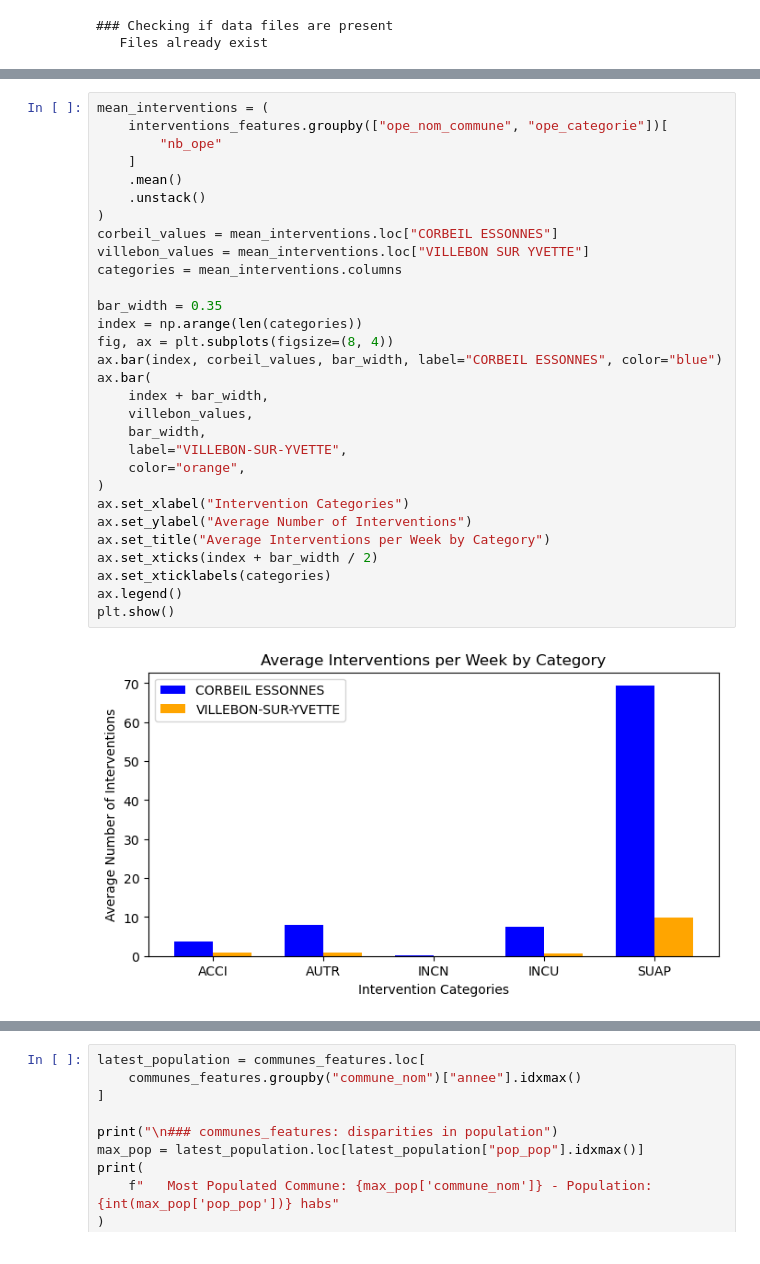
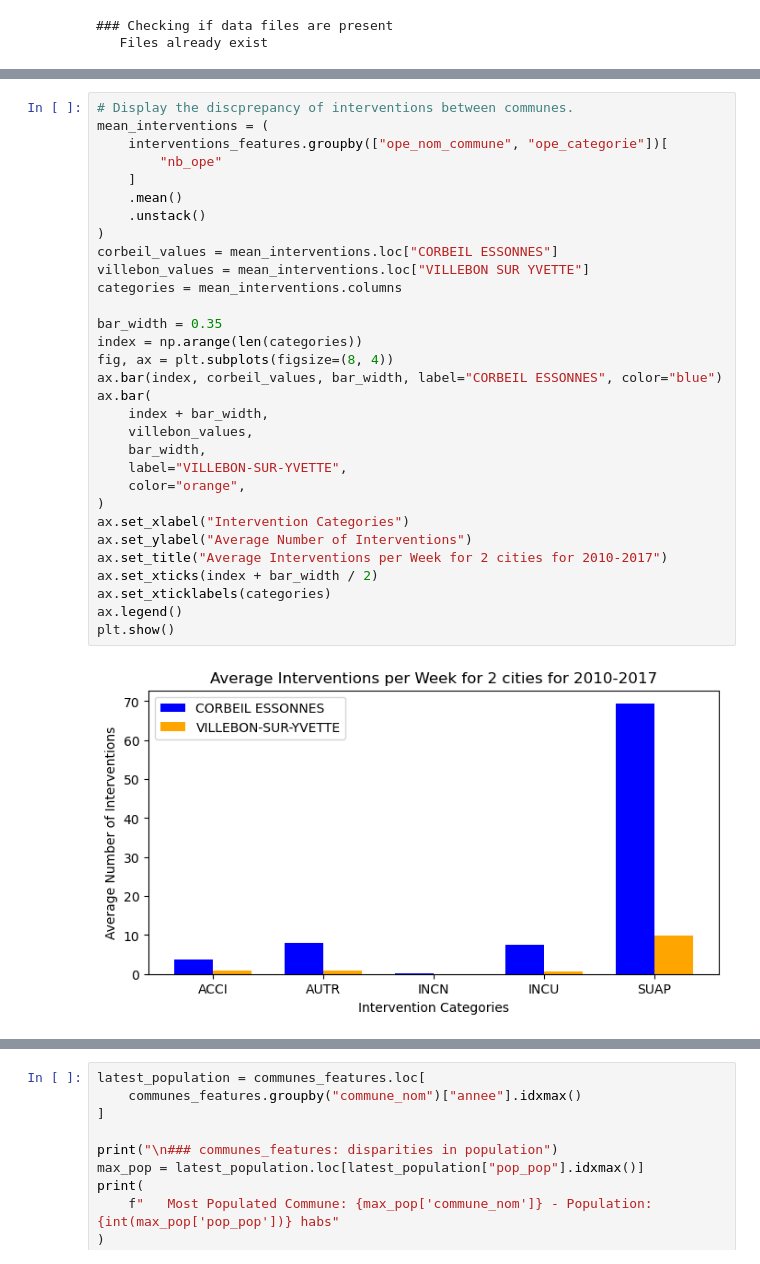
Before and after one commit to XwaeK/DataCamp2024_group_project, a Jupyter notebook: sdis91_estimation_starting_kit.ipynb, the cells around one changed output, grey strips where cells are left out. Drawn from its saved outputs; the diff is of its cells as text.

```diff
--- a/sdis91_estimation_starting_kit.ipynb
+++ b/sdis91_estimation_starting_kit.ipynb
@@ -257,33 +228,34 @@ None
 # %%
+# Display the discprepancy of interventions between communes.
 mean_interventions = (
     interventions_features.groupby(["ope_nom_commune", "ope_categorie"])[
         "nb_ope"
     ]
     .mean()
     .unstack()
 )
 corbeil_values = mean_interventions.loc["CORBEIL ESSONNES"]
 villebon_values = mean_interventions.loc["VILLEBON SUR YVETTE"]
 categories = mean_interventions.columns
 
 bar_width = 0.35
 index = np.arange(len(categories))
 fig, ax = plt.subplots(figsize=(8, 4))
 ax.bar(index, corbeil_values, bar_width, label="CORBEIL ESSONNES", color="blue")
 ax.bar(
     index + bar_width,
     villebon_values,
     bar_width,
     label="VILLEBON-SUR-YVETTE",
     color="orange",
 )
 ax.set_xlabel("Intervention Categories")
 ax.set_ylabel("Average Number of Interventions")
-ax.set_title("Average Interventions per Week by Category")
+ax.set_title("Average Interventions per Week for 2 cities for 2010-2017")
 ax.set_xticks(index + bar_width / 2)
 ax.set_xticklabels(categories)
 ax.legend()
 plt.show()
 # %% [output]
-[figure, old version]
+[figure, new version]
 # %%
```
Also changed, not shown: parts of 20 cells of this notebook, 5 other files.
